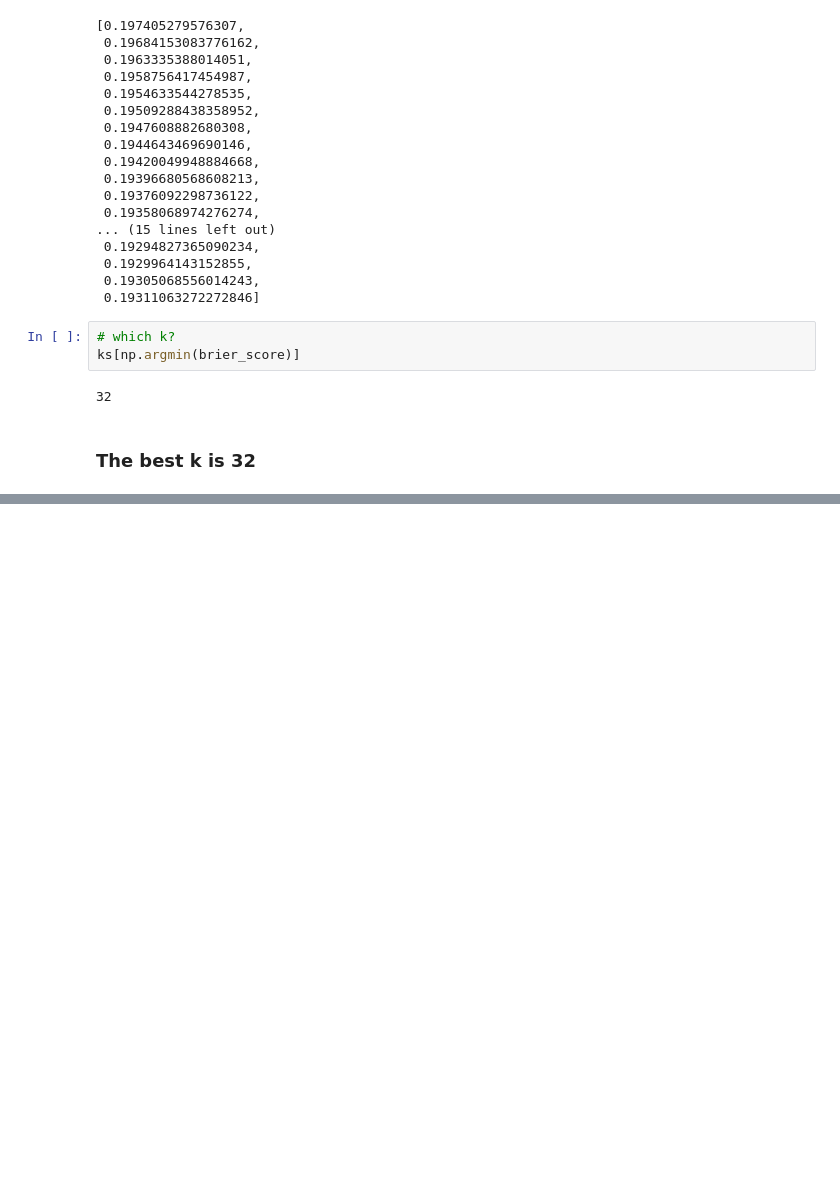
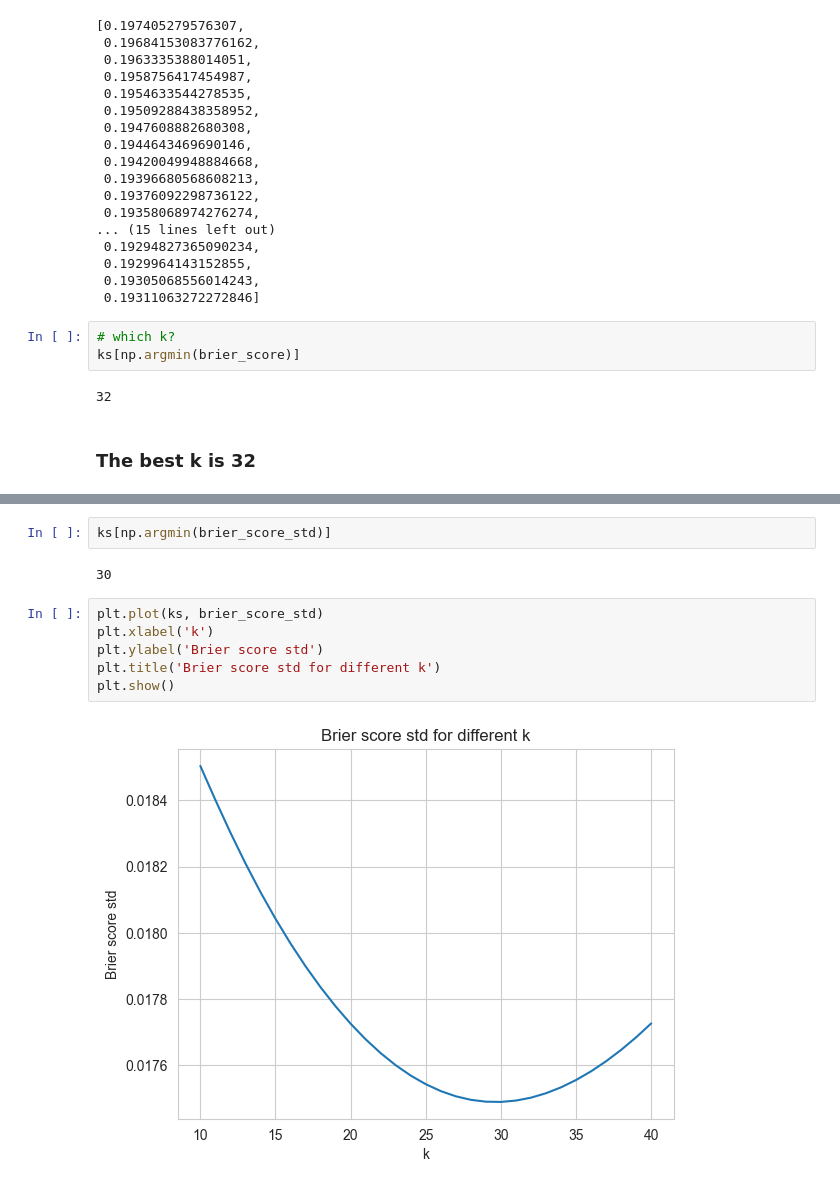
Before and after one commit to fantasy2fry/march-ml-madness-2025, a Jupyter notebook: src/fantasy2fry/elo_coach_team.ipynb, the cells around one changed output, grey strips where cells are left out. Cells and saved outputs as stored; diff of their text form; blank space fills up the shorter version.

Commit message:
which brier score std for k

```diff
--- a/src/fantasy2fry/elo_coach_team.ipynb
+++ b/src/fantasy2fry/elo_coach_team.ipynb
@@ -685,0 +706,12 @@ ks[np.argmin(brier_score)]
+# %%
+ks[np.argmin(brier_score_std)]
+# %% [output]
+30
+# %%
+plt.plot(ks, brier_score_std)
+plt.xlabel('k')
+plt.ylabel('Brier score std')
+plt.title('Brier score std for different k')
+plt.show()
+# %% [output]
+[figure, added]
```
Also changed, not shown: parts of 1 cell of this notebook.
